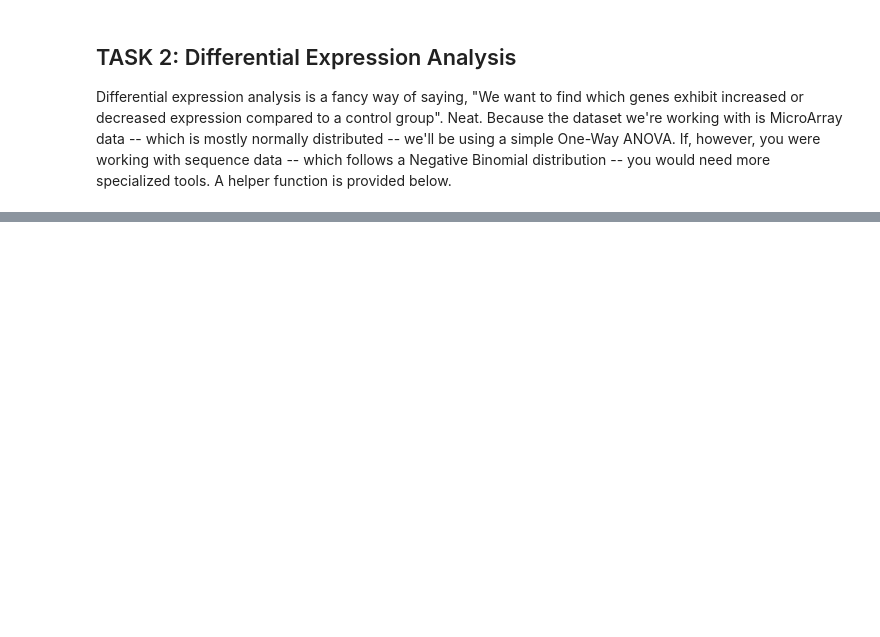
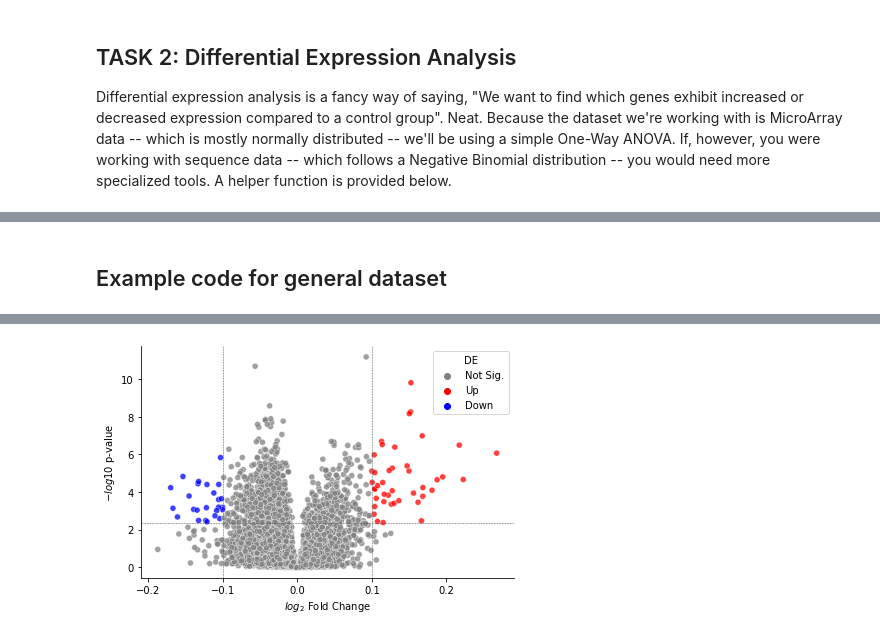
Before and after one commit to BRITE-REU/programming-workshops, a Jupyter notebook: source/workshops/05_visualization/files/workshop.ipynb, the cells around one changed output, grey strips where cells are left out. Saved outputs shown, nothing was run; the diff lists cells and outputs as text; code cells hidden in the pictures; blank space fills up the shorter version.

```diff
--- a/source/workshops/05_visualization/files/workshop.ipynb
+++ b/source/workshops/05_visualization/files/workshop.ipynb
@@ -239,5 +248,5 @@ Your first task will be to generate some Volcano plots:
 # %%
-def volcano_plot(data, sig_col, fc_col, sig_thresh, fc_thresh):
+def volcano_plot(data, x_col, y_col, sig_col, sig_thresh, fc_thresh):
     """
     Generate a volcano plot to showcasing differentially expressed genes.
 
@@ -245,12 +254,32 @@ def volcano_plot(data, sig_col, fc_col, sig_thresh, fc_thresh):
     ----------
         data : (pandas.DataFrame)
             A data frame containing differential expression results
+        x_col : str
+            Column to plot along x-axis, typically log2(foldchange)
+        y_col : str
+            Column to plot along y-axis, typically -log10(p-value)
         sig_col : str
             Column in `data` with adjusted p-values.
-        fc_col : str
-            Column in `data` with fold changes.
-        sig_thresh : str
+        sig_thresh : float
             Threshold for statistical significance.
-        fc_thresh
+        fc_thresh : float
+            Threshold for biological significance
     """
+    data['significant'] = False
+    def get_direction(fc, p_value):
+        if p_value < sig_thresh and abs(fc) > fc_thresh:
+            if fc > 0:
+                return "Up"
+            else:
+                return "Down"
+        else:
+            return "Not Sig."
+    data["DE"] = data.apply(lambda x: get_direction(x[x_col], x[sig_col]), axis=1)
     return ax
+# %% [markdown]
+## Example code for general dataset
+# %%
+de_res = differential_expression(data, "Disease.state", features=data.columns[10:], reference="control")
+volcano_plot()
+de_res.head()
+# %% [output]
@@ -256,0 +292 @@ def volcano_plot(data, sig_col, fc_col, sig_thresh, fc_thresh):
+[figure, added]
```
Also changed, not shown: parts of 32 cells of this notebook, 2 other files.
